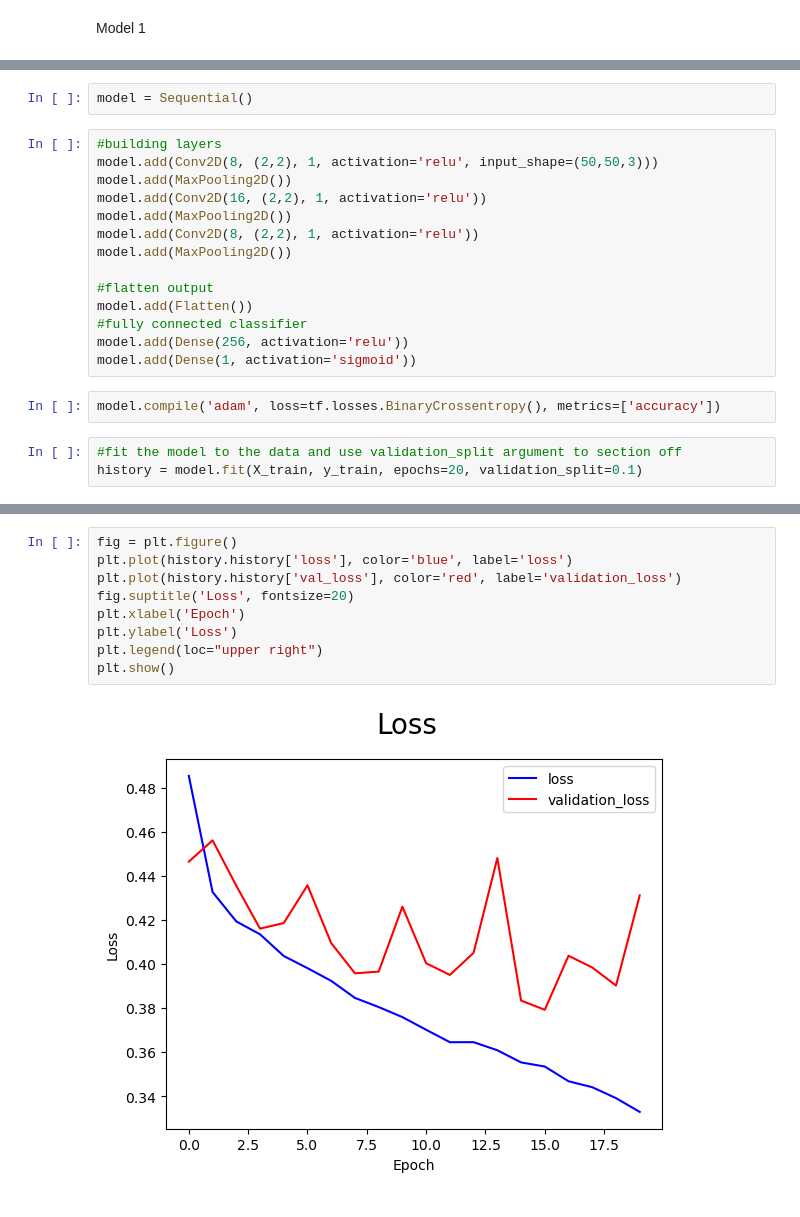
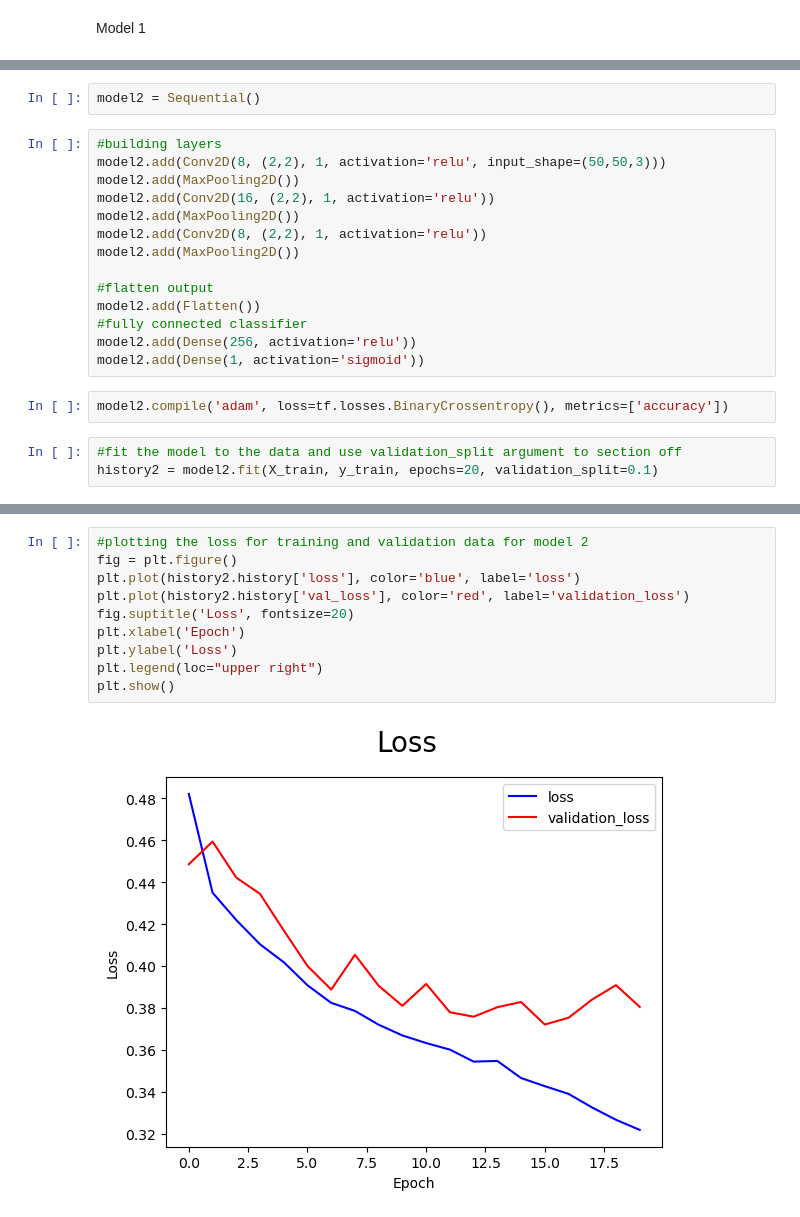
Before and after one commit to annapfenner/Springboard, a Jupyter notebook: Breast_Cancer_Capstone_Project/Breast_Cancer_Capstone_Project.ipynb, the cells around one changed output, grey strips where cells are left out. Cells and saved outputs as stored; diff of their text form.

```diff
--- a/Breast_Cancer_Capstone_Project/Breast_Cancer_Capstone_Project.ipynb
+++ b/Breast_Cancer_Capstone_Project/Breast_Cancer_Capstone_Project.ipynb
@@ -449,23 +489,23 @@ Model 2
 # %%
-model = Sequential()
+model2 = Sequential()
 # %%
 #building layers
-model.add(Conv2D(8, (2,2), 1, activation='relu', input_shape=(50,50,3)))
-model.add(MaxPooling2D())
-model.add(Conv2D(16, (2,2), 1, activation='relu'))
-model.add(MaxPooling2D())
-model.add(Conv2D(8, (2,2), 1, activation='relu'))
-model.add(MaxPooling2D())
+model2.add(Conv2D(8, (2,2), 1, activation='relu', input_shape=(50,50,3)))
+model2.add(MaxPooling2D())
+model2.add(Conv2D(16, (2,2), 1, activation='relu'))
+model2.add(MaxPooling2D())
+model2.add(Conv2D(8, (2,2), 1, activation='relu'))
+model2.add(MaxPooling2D())
 
 #flatten output
-model.add(Flatten())
+model2.add(Flatten())
 #fully connected classifier
-model.add(Dense(256, activation='relu'))
-model.add(Dense(1, activation='sigmoid'))
+model2.add(Dense(256, activation='relu'))
+model2.add(Dense(1, activation='sigmoid'))
 # %%
-model.compile('adam', loss=tf.losses.BinaryCrossentropy(), metrics=['accuracy'])
+model2.compile('adam', loss=tf.losses.BinaryCrossentropy(), metrics=['accuracy'])
 # %%
 #fit the model to the data and use validation_split argument to section off
-history = model.fit(X_train, y_train, epochs=20, validation_split=0.1)
+history2 = model2.fit(X_train, y_train, epochs=20, validation_split=0.1)
 # %% [output]
 Epoch 1/20
@@ -488,12 +528,13 @@ Epoch 20/20
 # %%
+#plotting the loss for training and validation data for model 2
 fig = plt.figure()
-plt.plot(history.history['loss'], color='blue', label='loss')
-plt.plot(history.history['val_loss'], color='red', label='validation_loss')
+plt.plot(history2.history['loss'], color='blue', label='loss')
+plt.plot(history2.history['val_loss'], color='red', label='validation_loss')
 fig.suptitle('Loss', fontsize=20)
 plt.xlabel('Epoch')
 plt.ylabel('Loss')
 plt.legend(loc="upper right")
 plt.show()
 # %% [output]
-[figure, old version]
+[figure, new version]
 # %%
```
Also changed, not shown: parts of 39 cells of this notebook.
